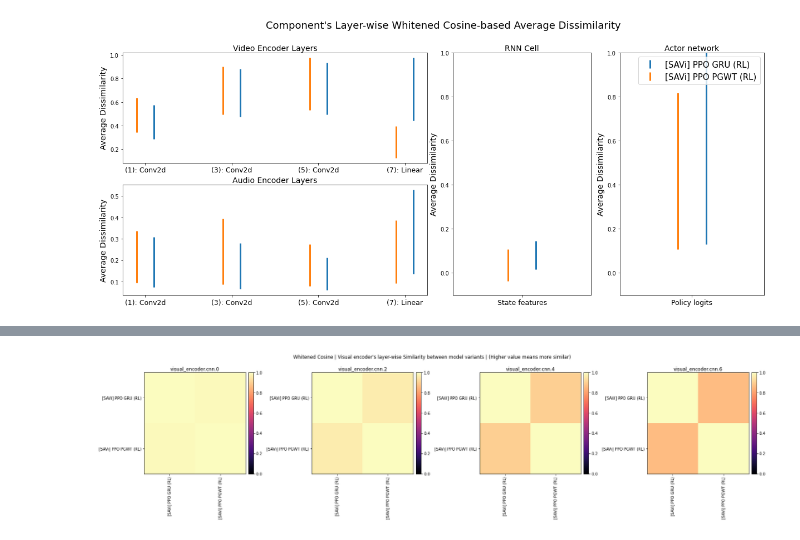
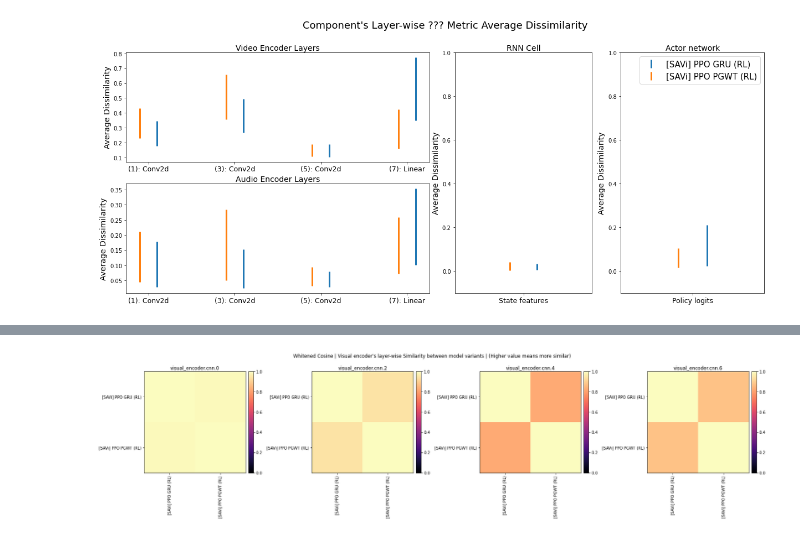
Before and after one commit to arayabrain/multimodal-global-workspace-agent, a Jupyter notebook: ppo/rsa_analysis.ipynb, the cells around one changed output, grey strips where cells are left out. Drawn from its saved outputs; the diff is of its cells as text; code cells hidden in the pictures.

Commit message:
Fixed up the custom metrics

```diff
--- a/ppo/rsa_analysis.ipynb
+++ b/ppo/rsa_analysis.ipynb
@@ -559,9 +537,10 @@ VARIANT_LAYERS_SPARSITIES = {k: {} for k in MODEL_VARIANTS_TO_STATEDICT_PATH.key
 
 # NOTE: manually chose the metric for the RDM computation
 # DISS_CALC_FN = rsatoolbox.rdm.calc_rdm_euclid
-DISS_CALC_FN = rsatoolbox.rdm.calc_rdm_correlation
+# DISS_CALC_FN = rsatoolbox.rdm.calc_rdm_correlation
 # DISS_CALC_FN = calc_rdm_cosine_dist # Custom Cosine distance (dissimilarity)
 # DISS_CALC_FN = calc_rdm_isc # Custom 'Improved Sqrd Root'
+DISS_CALC_FN = calc_rdm_isc_2
 
 # Placeholder for the whole RDMs for each agent varaint
 VARIANTS_RDMS = {k: {} for k in AGENT_FEATURES.keys()}
@@ -782,35 +761,35 @@ for t, (agent_variant, agent_varaint_rdms_mean_std_dict) in enumerate(VARIANT_RD
 actor_ax.set_ylabel("Average Dissimilarity", fontsize=14)
 actor_ax.set_ylim(-0.1, 1)
 actor_ax.set_xticks([1])
 actor_ax.set_xticklabels(["Policy logits"], fontsize=12.5)
 actor_ax.xaxis.set_label_position("top")
 actor_ax.set_xlabel("Actor network", fontsize=14)
 actor_ax.set_xlim(0.5, 1.5)
 actor_ax.legend(fontsize=15)
 
 ## Critic omponet
 # NOTE: due to its shape, there is nothing much to analyse at the critic level
 # critic_ax = fig.add_subplot(gs3[1, 0])
 
 # for t, (agent_variant, agent_varaint_rdms_mean_std_dict) in enumerate(VARIANT_RDMS_MEAN_STD.items()):
 #     y = agent_varaint_rdms_mean_std_dict["critic.fc"]["mean"]
 #     yerr = agent_varaint_rdms_mean_std_dict["critic.fc"]["std"]
 
 #     critic_ax.errorbar(1-VARIANTS_BAR_SHIFTING[t], y, yerr, fmt="none",
 #                  elinewidth=3, label=MODEL_VARIANTS_TO_STATEDICT_PATH[agent_variant]["pretty_name"], color=VARIANTS_COLOR_PALETTE[t])
 
 # critic_ax.set_ylabel("Average Dissimilarity", fontsize=14)
 # critic_ax.set_ylim(-0.1, 1)
 # critic_ax.set_xticks([1])
 # critic_ax.set_xticklabels(["Value logits"], fontsize=12.5)
 # critic_ax.set_xlim(0.5, 1.5)
 # critic_ax.legend(fontsize=13)
 
-fig.suptitle("Component's Layer-wise Whitened Cosine-based Average Dissimilarity", fontsize=18)
+fig.suptitle("Component's Layer-wise ??? Metric Average Dissimilarity", fontsize=18)
 # fig.tight_layout()
 fig.show()
 # %% [output]
-[figure, old version]
+[figure, new version]
 # %%
 # # RSA Dissimilarities plots
 # ## TODO: add colorbar
```
Also changed, not shown: parts of 4 cells of this notebook, 3 other files.
